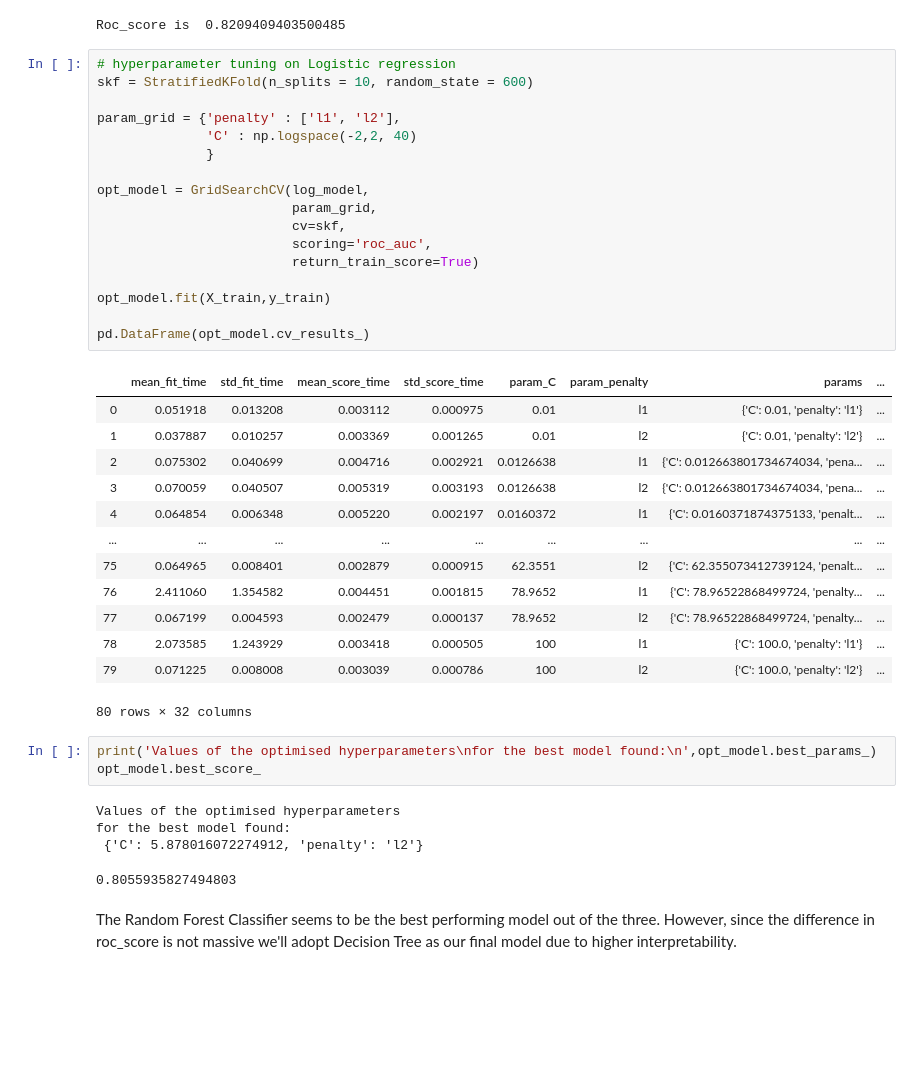
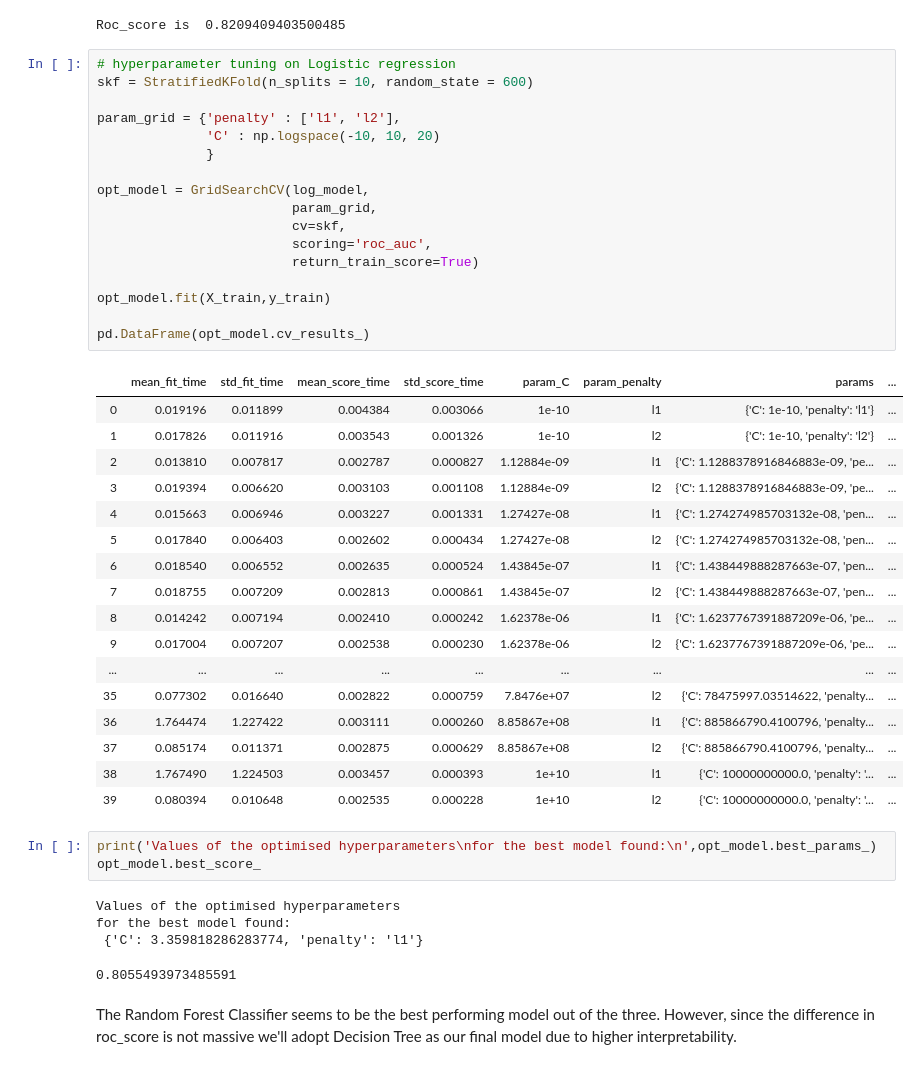
Before and after one commit to matteomm/syriatel_customerchurn_project, a Jupyter notebook: index.ipynb, the cells around one changed output. Saved outputs shown, nothing was run; the diff lists cells and outputs as text; blank space fills up the shorter version.

```diff
--- a/index.ipynb
+++ b/index.ipynb
@@ -618,42 +623,46 @@ Roc_score is  0.8209409403500485
 # %%
 # hyperparameter tuning on Logistic regression
 skf = StratifiedKFold(n_splits = 10, random_state = 600)
 
 param_grid = {'penalty' : ['l1', 'l2'],
-              'C' : np.logspace(-2,2, 40)
+              'C' : np.logspace(-10, 10, 20)
               }
 
 opt_model = GridSearchCV(log_model,
                          param_grid,
                          cv=skf,
                          scoring='roc_auc',
                          return_train_score=True)
 
 opt_model.fit(X_train,y_train)
 
 pd.DataFrame(opt_model.cv_results_)
 # %% [output]
 |  | mean_fit_time | std_fit_time | mean_score_time | std_score_time | param_C | param_penalty | params | ... |
-| 0 | 0.051918 | 0.013208 | 0.003112 | 0.000975 | 0.01 | l1 | {'C': 0.01, 'penalty': 'l1'} | ... |
-| 1 | 0.037887 | 0.010257 | 0.003369 | 0.001265 | 0.01 | l2 | {'C': 0.01, 'penalty': 'l2'} | ... |
-| 2 | 0.075302 | 0.040699 | 0.004716 | 0.002921 | 0.0126638 | l1 | {'C': 0.012663801734674034, 'pena... | ... |
-| 3 | 0.070059 | 0.040507 | 0.005319 | 0.003193 | 0.0126638 | l2 | {'C': 0.012663801734674034, 'pena... | ... |
-| 4 | 0.064854 | 0.006348 | 0.005220 | 0.002197 | 0.0160372 | l1 | {'C': 0.0160371874375133, 'penalt... | ... |
+| 0 | 0.019196 | 0.011899 | 0.004384 | 0.003066 | 1e-10 | l1 | {'C': 1e-10, 'penalty': 'l1'} | ... |
+| 1 | 0.017826 | 0.011916 | 0.003543 | 0.001326 | 1e-10 | l2 | {'C': 1e-10, 'penalty': 'l2'} | ... |
+| 2 | 0.013810 | 0.007817 | 0.002787 | 0.000827 | 1.12884e-09 | l1 | {'C': 1.1288378916846883e-09, 'pe... | ... |
+| 3 | 0.019394 | 0.006620 | 0.003103 | 0.001108 | 1.12884e-09 | l2 | {'C': 1.1288378916846883e-09, 'pe... | ... |
+| 4 | 0.015663 | 0.006946 | 0.003227 | 0.001331 | 1.27427e-08 | l1 | {'C': 1.274274985703132e-08, 'pen... | ... |
+| 5 | 0.017840 | 0.006403 | 0.002602 | 0.000434 | 1.27427e-08 | l2 | {'C': 1.274274985703132e-08, 'pen... | ... |
+| 6 | 0.018540 | 0.006552 | 0.002635 | 0.000524 | 1.43845e-07 | l1 | {'C': 1.438449888287663e-07, 'pen... | ... |
+| 7 | 0.018755 | 0.007209 | 0.002813 | 0.000861 | 1.43845e-07 | l2 | {'C': 1.438449888287663e-07, 'pen... | ... |
+| 8 | 0.014242 | 0.007194 | 0.002410 | 0.000242 | 1.62378e-06 | l1 | {'C': 1.6237767391887209e-06, 'pe... | ... |
+| 9 | 0.017004 | 0.007207 | 0.002538 | 0.000230 | 1.62378e-06 | l2 | {'C': 1.6237767391887209e-06, 'pe... | ... |
 | ... | ... | ... | ... | ... | ... | ... | ... | ... |
-| 75 | 0.064965 | 0.008401 | 0.002879 | 0.000915 | 62.3551 | l2 | {'C': 62.355073412739124, 'penalt... | ... |
-| 76 | 2.411060 | 1.354582 | 0.004451 | 0.001815 | 78.9652 | l1 | {'C': 78.96522868499724, 'penalty... | ... |
-| 77 | 0.067199 | 0.004593 | 0.002479 | 0.000137 | 78.9652 | l2 | {'C': 78.96522868499724, 'penalty... | ... |
-| 78 | 2.073585 | 1.243929 | 0.003418 | 0.000505 | 100 | l1 | {'C': 100.0, 'penalty': 'l1'} | ... |
-| 79 | 0.071225 | 0.008008 | 0.003039 | 0.000786 | 100 | l2 | {'C': 100.0, 'penalty': 'l2'} | ... |
+| 35 | 0.077302 | 0.016640 | 0.002822 | 0.000759 | 7.8476e+07 | l2 | {'C': 78475997.03514622, 'penalty... | ... |
+| 36 | 1.764474 | 1.227422 | 0.003111 | 0.000260 | 8.85867e+08 | l1 | {'C': 885866790.4100796, 'penalty... | ... |
+| 37 | 0.085174 | 0.011371 | 0.002875 | 0.000629 | 8.85867e+08 | l2 | {'C': 885866790.4100796, 'penalty... | ... |
+| 38 | 1.767490 | 1.224503 | 0.003457 | 0.000393 | 1e+10 | l1 | {'C': 10000000000.0, 'penalty': '... | ... |
+| 39 | 0.080394 | 0.010648 | 0.002535 | 0.000228 | 1e+10 | l2 | {'C': 10000000000.0, 'penalty': '... | ... |
-80 rows × 32 columns
 # %%
 print('Values of the optimised hyperparameters\nfor the best model found:\n',opt_model.best_params_)
 opt_model.best_score_
 # %% [output]
 Values of the optimised hyperparameters
 for the best model found:
- {'C': 5.878016072274912, 'penalty': 'l2'}
+ {'C': 3.359818286283774, 'penalty': 'l1'}
-0.8055935827494803
+0.8055493973485591
 # %% [markdown]
 The Random Forest Classifier seems to be the best performing model out of the three. However, since the difference in roc_score is not massive we'll adopt Decision Tree as our final model due to higher interpretability.
 # %% [markdown]
```
Also changed, not shown: parts of 17 cells of this notebook.
